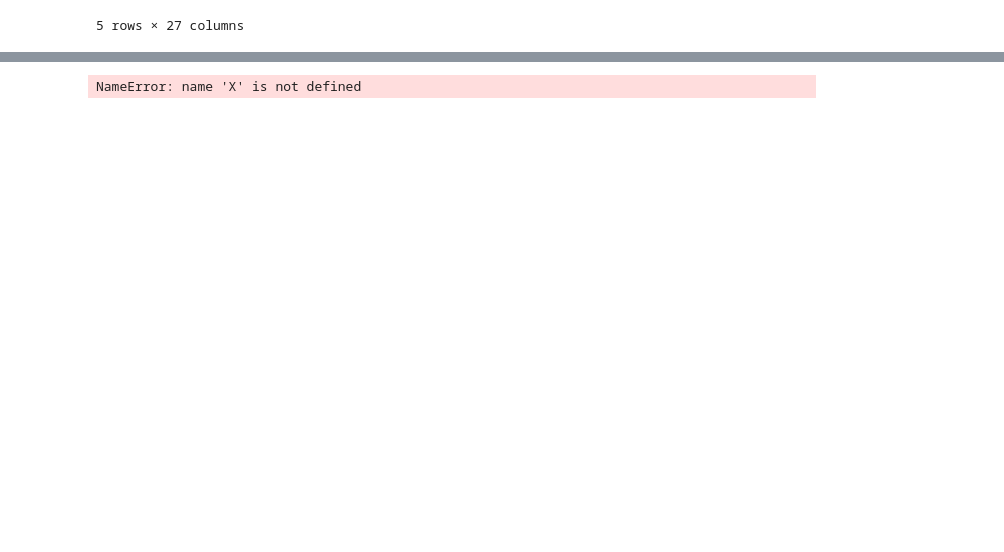
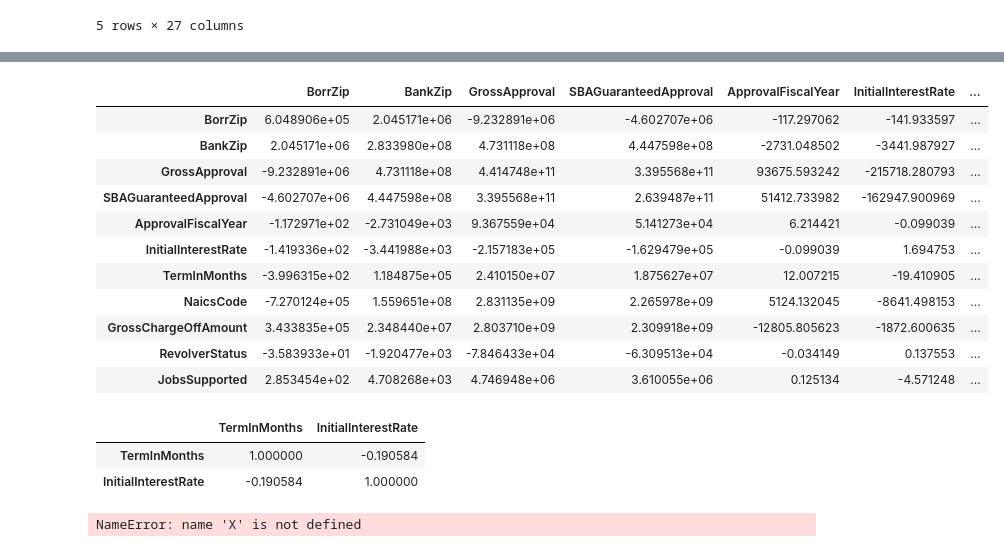
Before and after one commit to FJGalliano/MachineLearning_SBA, a Jupyter notebook: SBA_MachineLearning.ipynb, the cells around one changed output, grey strips where cells are left out. Saved outputs shown, nothing was run; the diff lists cells and outputs as text; code cells hidden in the pictures; blank space fills up the shorter version.

```diff
--- a/SBA_MachineLearning.ipynb
+++ b/SBA_MachineLearning.ipynb
@@ -45,3 +72,24 @@ il_df.head()
+# %%
+il_df.cov()
+# %% [output]
+|  | BorrZip | BankZip | GrossApproval | SBAGuaranteedApproval | ApprovalFiscalYear | InitialInterestRate | ... |
+| BorrZip | 6.048906e+05 | 2.045171e+06 | -9.232891e+06 | -4.602707e+06 | -117.297062 | -141.933597 | ... |
+| BankZip | 2.045171e+06 | 2.833980e+08 | 4.731118e+08 | 4.447598e+08 | -2731.048502 | -3441.987927 | ... |
+| GrossApproval | -9.232891e+06 | 4.731118e+08 | 4.414748e+11 | 3.395568e+11 | 93675.593242 | -215718.280793 | ... |
+| SBAGuaranteedApproval | -4.602707e+06 | 4.447598e+08 | 3.395568e+11 | 2.639487e+11 | 51412.733982 | -162947.900969 | ... |
+| ApprovalFiscalYear | -1.172971e+02 | -2.731049e+03 | 9.367559e+04 | 5.141273e+04 | 6.214421 | -0.099039 | ... |
+| InitialInterestRate | -1.419336e+02 | -3.441988e+03 | -2.157183e+05 | -1.629479e+05 | -0.099039 | 1.694753 | ... |
+| TermInMonths | -3.996315e+02 | 1.184875e+05 | 2.410150e+07 | 1.875627e+07 | 12.007215 | -19.410905 | ... |
+| NaicsCode | -7.270124e+05 | 1.559651e+08 | 2.831135e+09 | 2.265978e+09 | 5124.132045 | -8641.498153 | ... |
+| GrossChargeOffAmount | 3.433835e+05 | 2.348440e+07 | 2.803710e+09 | 2.309918e+09 | -12805.805623 | -1872.600635 | ... |
+| RevolverStatus | -3.583933e+01 | -1.920477e+03 | -7.846433e+04 | -6.309513e+04 | -0.034149 | 0.137553 | ... |
+| JobsSupported | 2.853454e+02 | 4.708268e+03 | 4.746948e+06 | 3.610055e+06 | 0.125134 | -4.571248 | ... |
+# %%
+il_df[['TermInMonths', 'InitialInterestRate']].corr()
+# %% [output]
+|  | TermInMonths | InitialInterestRate |
+| TermInMonths | 1.000000 | -0.190584 |
+| InitialInterestRate | -0.190584 | 1.000000 |
 # %%
 # Plot the data
 
```
Also changed, not shown: parts of 3 cells of this notebook.
